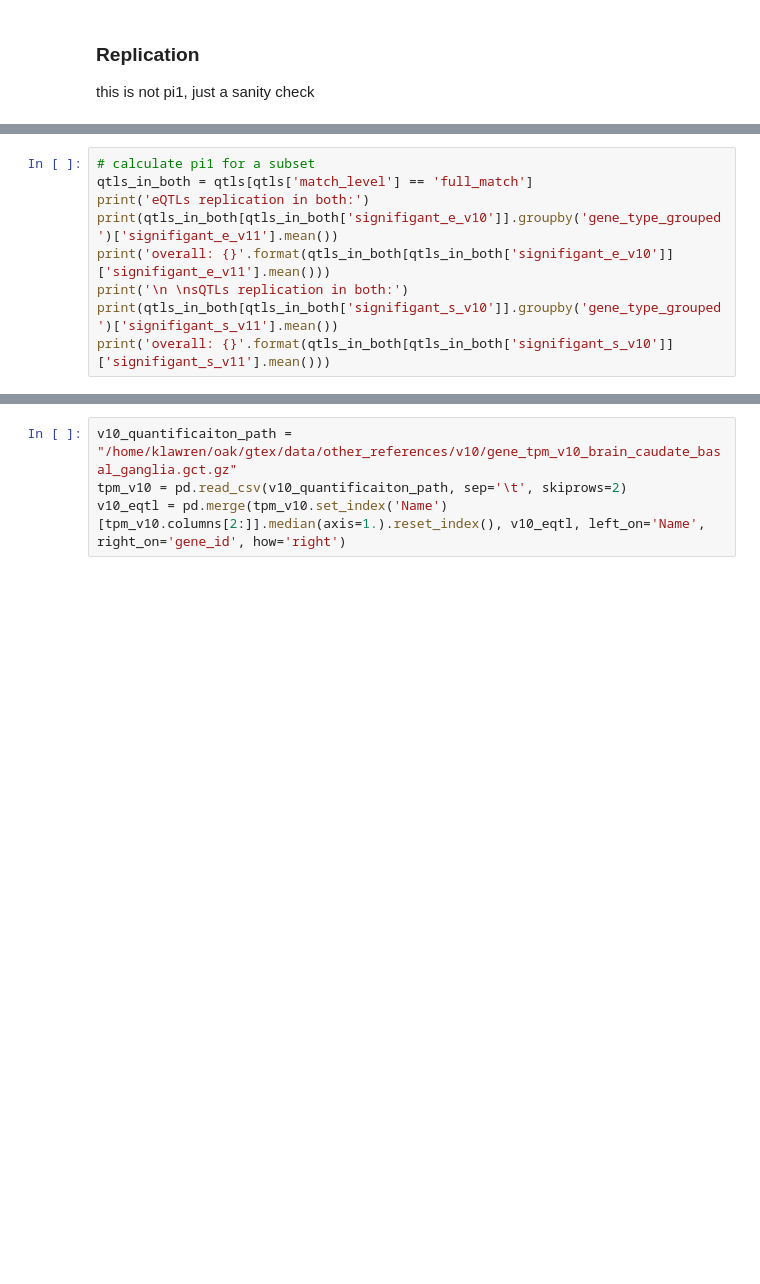
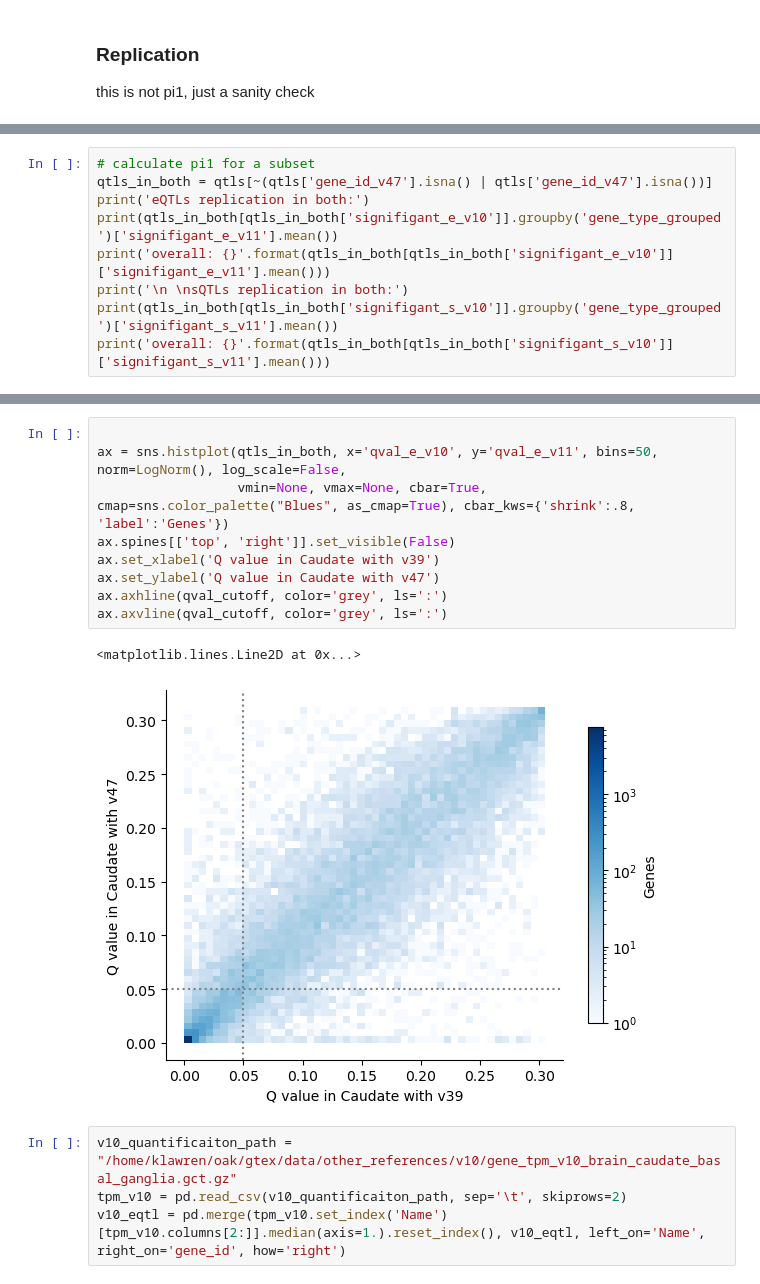
Before and after one commit to danielnachun/gtex-gencode47, a Jupyter notebook: notebooks/compare_qtls.ipynb, the cells around one changed output, grey strips where cells are left out. Drawn from its saved outputs; the diff is of its cells as text; blank space fills up the shorter version.

```diff
--- a/notebooks/compare_qtls.ipynb
+++ b/notebooks/compare_qtls.ipynb
@@ -94,6 +100,6 @@ overall: 0.9187620889748549
 # %%
 # calculate pi1 for a subset
-qtls_in_both = qtls[qtls['match_level'] == 'full_match']
+qtls_in_both = qtls[~(qtls['gene_id_v47'].isna() | qtls['gene_id_v47'].isna())]
 print('eQTLs replication in both:')
 print(qtls_in_both[qtls_in_both['signifigant_e_v10']].groupby('gene_type_grouped')['signifigant_e_v11'].mean())
 print('overall: {}'.format(qtls_in_both[qtls_in_both['signifigant_e_v10']]['signifigant_e_v11'].mean()))
@@ -172,3 +171,15 @@ ax.spines[['top', 'right']].set_visible(False)
+# %%
+
+ax = sns.histplot(qtls_in_both, x='qval_e_v10', y='qval_e_v11', bins=50, norm=LogNorm(), log_scale=False,
+                  vmin=None, vmax=None, cbar=True, cmap=sns.color_palette("Blues", as_cmap=True), cbar_kws={'shrink':.8, 'label':'Genes'})
+ax.spines[['top', 'right']].set_visible(False)
+ax.set_xlabel('Q value in Caudate with v39')
+ax.set_ylabel('Q value in Caudate with v47')
+ax.axhline(qval_cutoff, color='grey', ls=':')
+ax.axvline(qval_cutoff, color='grey', ls=':')
+# %% [output]
+<matplotlib.lines.Line2D at 0x...>
+[figure, added]
 # %%
 v10_quantificaiton_path = "/home/klawren/oak/gtex/data/other_references/v10/gene_tpm_v10_brain_caudate_basal_ganglia.gct.gz"
 tpm_v10 = pd.read_csv(v10_quantificaiton_path, sep='\t', skiprows=2)
```
Also changed, not shown: parts of 29 cells of this notebook, 4 other files.
